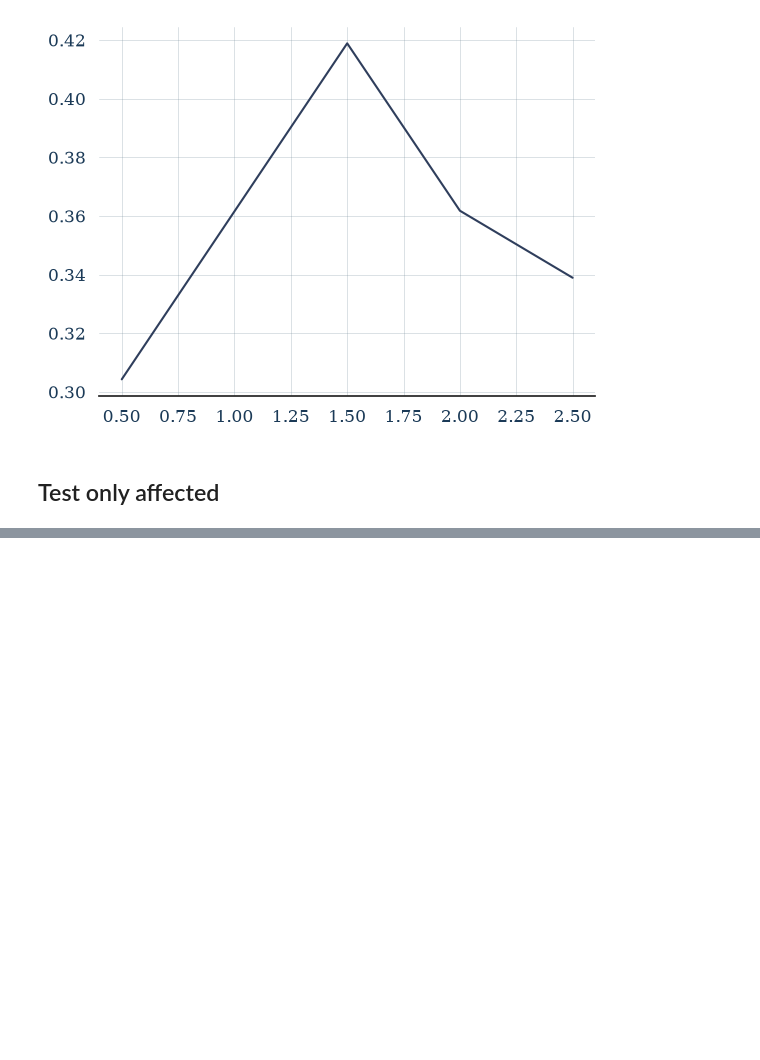
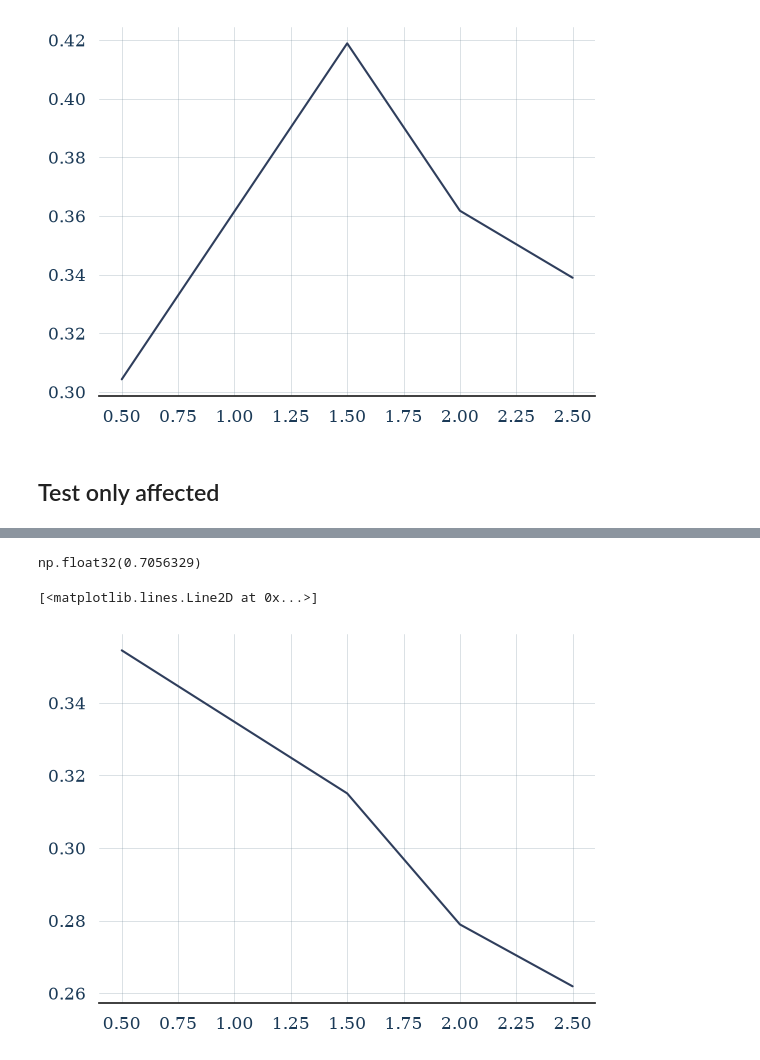
Before and after one commit to HindAlz/EEGMotorImagery-Classification, a Jupyter notebook: Code/6_RobustScale.ipynb, the cells around one changed output, grey strips where cells are left out. Saved outputs shown, nothing was run; the diff lists cells and outputs as text; code cells hidden in the pictures; blank space fills up the shorter version.

```diff
--- a/Code/6_RobustScale.ipynb
+++ b/Code/6_RobustScale.ipynb
@@ -611,3 +615,33 @@ plt.plot(factors2, acc2)
 [figure]
 # %% [markdown]
 ## Test only affected
+# %%
+class TestOnlyScalerClassifier(BaseEstimator, ClassifierMixin):
+    def __init__(self, channels_to_scale, channels, scale_factor=2, n_components=8):
+        self.channels_to_scale = channels_to_scale
+        self.channels = channels
+        self.scale_factor = scale_factor
+        self.n_components = n_components
+
+    def _scale_test(self, X):
+        X = X.copy()
+        idx = [self.channels.index(ch) for ch in self.channels_to_scale]
+        X[:, idx, :] *= self.scale_factor
+        return X
+
+    def fit(self, X, y):
+        self.clf_ = make_pipeline(
+            CSP(n_components=self.n_components),
+            LDA()
+        )
+
+        self.clf_.fit(X, y)
+        return self
+
+    def predict(self, X):
+        X_test_scaled = self._scale_test(X)
+        return self.clf_.predict(X_test_scaled)
+
+    def predict_proba(self, X):
+        X_test_scaled = self._scale_test(X)
+        return self.clf_.predict_proba(X_test_scaled)
@@ -613,0 +796,13 @@ plt.plot(factors2, acc2)
+# %%
+factors2=factors.copy()
+acc2=accuracy.copy()
+
+factors2.pop(1)
+acc2.pop(1)
+# %% [output]
+np.float32(0.7056329)
+# %%
+plt.plot(factors2, acc2)
+# %% [output]
+[<matplotlib.lines.Line2D at 0x...>]
+[figure, added]
```
Also changed, not shown: parts of 3 cells of this notebook, 1 other file.
